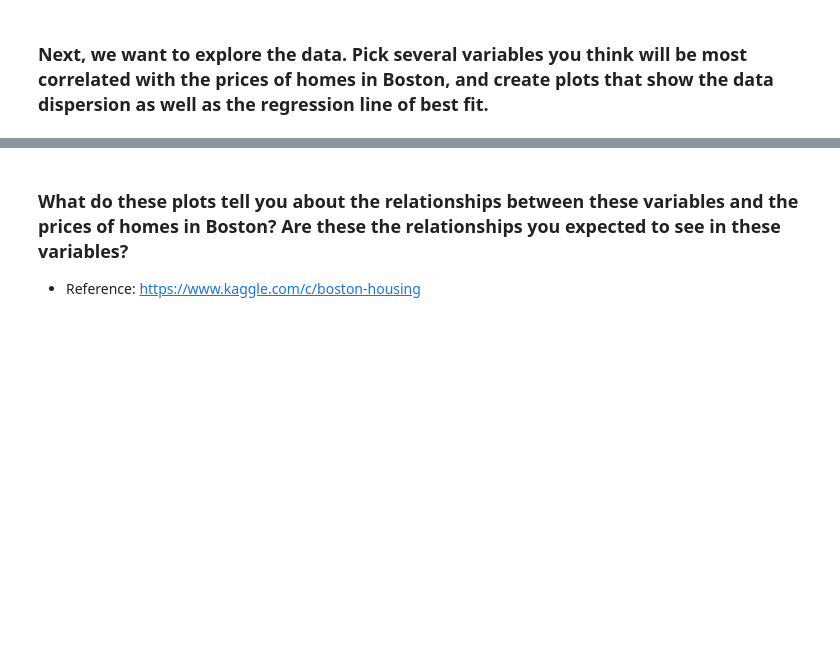
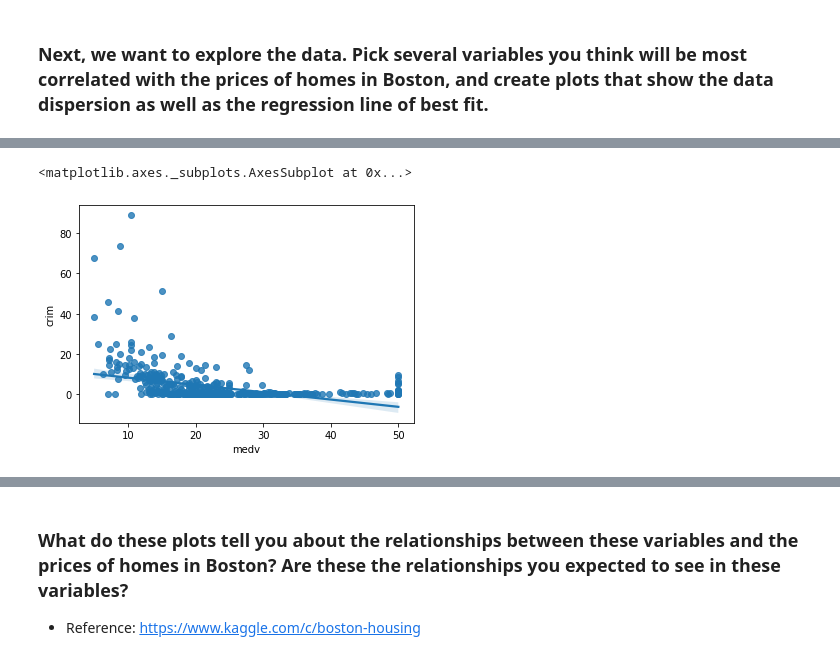
Before and after one commit to paoloironhack/data_analytics062020, a Jupyter notebook: labs/module_3/Evaluation_Sup_learning/main.ipynb, the cells around one changed output, grey strips where cells are left out. Cells and saved outputs as stored; diff of their text form; code cells hidden in the pictures; blank space fills up the shorter version.

```diff
--- a/labs/module_3/Evaluation_Sup_learning/main.ipynb
+++ b/labs/module_3/Evaluation_Sup_learning/main.ipynb
@@ -16,5 +23,6 @@ We will build models with several different parameters, which will change the go
 Download the Boston dataset from [here](https://drive.google.com/file/d/1Bux3hwVYr6BuFbdUIK2db1lOY6EqghfD/view?usp=sharing) , place it in the data folder and import it as dataframe. **The features in the dataset are described [here](https://www.kaggle.com/prasadperera/the-boston-housing-dataset)**
 <br> Since we want to predict the value of houses, the **target variable**, `'MEDV'`, will be the variable we seek to predict.
 # %%
-
 #your code here
+Boston=pd.read_csv('Boston.csv')
+Boston.head()
@@ -26,0 +146,7 @@ Download the Boston dataset from [here](https://drive.google.com/file/d/1Bux3hwV
+# %%
+# Your plots here
+sns.regplot(data=Boston, x="medv", y="crim")
+#The negative correlation is quite weak
+# %% [output]
+<matplotlib.axes._subplots.AxesSubplot at 0x...>
+[figure, added]
```
Also changed, not shown: parts of 42 cells of this notebook.
